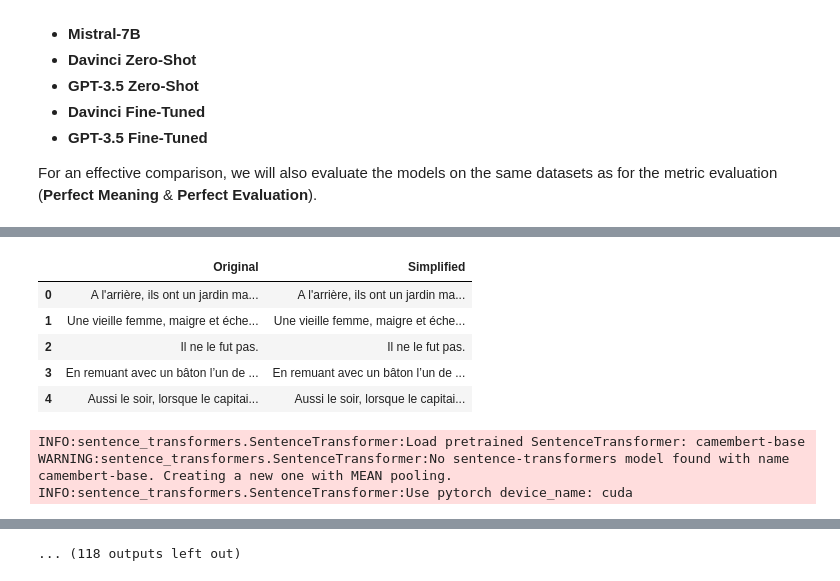
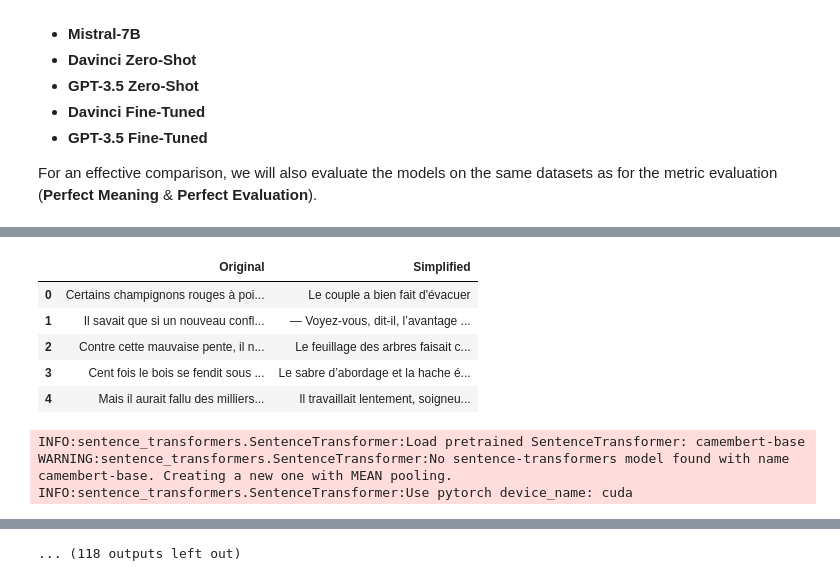
Before and after one commit to hjamet/LLM-Difficulty-Based-Recommendation, a Jupyter notebook: text_simplification/d_Metrics.ipynb, the cells around one changed output, grey strips where cells are left out. Saved outputs shown, nothing was run; the diff lists cells and outputs as text; code cells hidden in the pictures.

```diff
--- a/text_simplification/d_Metrics.ipynb
+++ b/text_simplification/d_Metrics.ipynb
@@ -164,7 +164,9 @@ from transformers import CamembertForSequenceClassification
 import os
 
 
-def get_bert_difficulty_prediction(series: pd.Series, dataset: str, pwd: str = "."):
+def get_bert_difficulty_prediction(
+    series: pd.Series, dataset: str, pwd: str = ".", probs: bool = False
+):
     # Clone model checkpoint
     if not os.path.exists(os.path.join(pwd, dataset)):
         snapshot_download(
@@ -229,12 +231,14 @@ def get_bert_difficulty_prediction(series: pd.Series, dataset: str, pwd: str = "
     predictions = np.concatenate(all_predictions)
 
     # Get best predictions
-    predictions = np.argmax(predictions, axis=1)
+    predictions_labels = np.argmax(predictions, axis=1)
 
     # Apply label encoder
-    predictions = label_encoder.inverse_transform(predictions)
+    predictions_labels = label_encoder.inverse_transform(predictions_labels)
 
-    return predictions
+    if probs:
+        return predictions_labels, predictions
+    return predictions_labels
 
 
 # import
@@ -660,40 +675,10 @@ For an effective comparison, we will also evaluate the models on the same datase
 # ----------------------------- COMPUTING METRICS ---------------------------- #
 from IPython.display import Markdown
 
-# Perfect Meaning
-display(Markdown("### Perfect Meaning"))
-display(test_df_3.head())
-perfect_meaning_metric_bert = simplification_metric(
-    test_df_3, "french_difficulty", os.path.join(pwd, "scratch"), w1=w_1_bert
-)
-perfect_meaning_metric_bleu = simplification_metric(
-    test_df_3, "french_difficulty", os.path.join(pwd, "scratch"), w1=w_1_bleu, bleu=True
-)
-perfect_meaning_metric_rouge = simplification_metric(
-    test_df_3,
-    "french_difficulty",
-    os.path.join(pwd, "scratch"),
-    w1=w_1_rouge,
-    rouge=True,
-)
-display(Markdown(f"**Accuracy (BERT)**: *{perfect_meaning_metric_bert.accuracy:.2%}*"))
-display(
-    Markdown(f"**Similarity (BERT)**: *{perfect_meaning_metric_bert.similarity:.2%}*")
-)
-display(Markdown(f"**Score (BERT)**: *{perfect_meaning_metric_bert.score:.2%}*"))
-display(Markdown(f"**Accuracy (BLEU)**: *{perfect_meaning_metric_bleu.accuracy:.2%}*"))
-display(
-    Markdown(f"**Similarity (BLEU)**: *{perfect_meaning_metric_bleu.similarity:.2%}*")
-)
-display(Markdown(f"**Score (BLEU)**: *{perfect_meaning_metric_bleu.score:.2%}*"))
-display(
-    Markdown(f"**Accuracy (ROUGE)**: *{perfect_meaning_metric_rouge.accuracy:.2%}*")
-)
-display(
-    Markdown(f"**Similarity (ROUGE)**: *{perfect_meaning_metric_rouge.similarity:.2%}*")
-)
-display(Markdown(f"**Score (ROUGE)**: *{perfect_meaning_metric_rouge.score:.2%}*"))
-
+# Set w1 to best value because of incorrect Perfect Simplification
+w_1_bert = 0.5
+w_1_bleu = 0.5
+w_1_rouge = 0.5
 
 # Perfect Simplification
 display(Markdown("### Perfect Simplification"))
@@ -746,6 +731,40 @@ display(
 display(
     Markdown(f"**Score (ROUGE)**: *{perfect_simplification_metric_rouge.score:.2%}*")
 )
+
+# Perfect Meaning
+display(Markdown("### Perfect Meaning"))
+display(test_df_3.head())
+perfect_meaning_metric_bert = simplification_metric(
+    test_df_3, "french_difficulty", os.path.join(pwd, "scratch"), w1=w_1_bert
+)
+perfect_meaning_metric_bleu = simplification_metric(
+    test_df_3, "french_difficulty", os.path.join(pwd, "scratch"), w1=w_1_bleu, bleu=True
+)
+perfect_meaning_metric_rouge = simplification_metric(
+    test_df_3,
+    "french_difficulty",
+    os.path.join(pwd, "scratch"),
+    w1=w_1_rouge,
+    rouge=True,
+)
+display(Markdown(f"**Accuracy (BERT)**: *{perfect_meaning_metric_bert.accuracy:.2%}*"))
+display(
+    Markdown(f"**Similarity (BERT)**: *{perfect_meaning_metric_bert.similarity:.2%}*")
+)
+display(Markdown(f"**Score (BERT)**: *{perfect_meaning_metric_bert.score:.2%}*"))
+display(Markdown(f"**Accuracy (BLEU)**: *{perfect_meaning_metric_bleu.accuracy:.2%}*"))
+display(
+    Markdown(f"**Similarity (BLEU)**: *{perfect_meaning_metric_bleu.similarity:.2%}*")
+)
+display(Markdown(f"**Score (BLEU)**: *{perfect_meaning_metric_bleu.score:.2%}*"))
+display(
+    Markdown(f"**Accuracy (ROUGE)**: *{perfect_meaning_metric_rouge.accuracy:.2%}*")
+)
+display(
+    Markdown(f"**Similarity (ROUGE)**: *{perfect_meaning_metric_rouge.similarity:.2%}*")
+)
+display(Markdown(f"**Score (ROUGE)**: *{perfect_meaning_metric_rouge.score:.2%}*"))
 
 # GPT-4
 display(Markdown("### GPT-4"))
@@ -1116,9 +1135,9 @@ display(Markdown(f"**Score (ROUGE)**: *{gpt_finetuned_metric_rouge.score:.2%}*")
 |  | Original | Simplified |
-| 0 | A l'arrière, ils ont un jardin ma... | A l'arrière, ils ont un jardin ma... |
-| 1 | Une vieille femme, maigre et éche... | Une vieille femme, maigre et éche... |
-| 2 | Il ne le fut pas. | Il ne le fut pas. |
-| 3 | En remuant avec un bâton l’un de ... | En remuant avec un bâton l’un de ... |
-| 4 | Aussi le soir, lorsque le capitai... | Aussi le soir, lorsque le capitai... |
+| 0 | Certains champignons rouges à poi... | Le couple a bien fait d'évacuer |
+| 1 | Il savait que si un nouveau confl... | — Voyez-vous, dit-il, l’avantage ... |
+| 2 | Contre cette mauvaise pente, il n... | Le feuillage des arbres faisait c... |
+| 3 | Cent fois le bois se fendit sous ... | Le sabre d’abordage et la hache é... |
+| 4 | Mais il aurait fallu des milliers... | Il travaillait lentement, soigneu... |
 INFO:sentence_transformers.SentenceTransformer:Load pretrained SentenceTransformer: camembert-base
 WARNING:sentence_transformers.SentenceTransformer:No sentence-transformers model found with name camembert-base. Creating a new one with MEAN pooling.
 INFO:sentence_transformers.SentenceTransformer:Use pytorch device_name: cuda
```
Also changed, not shown: parts of 11 cells of this notebook, 1 other file.
